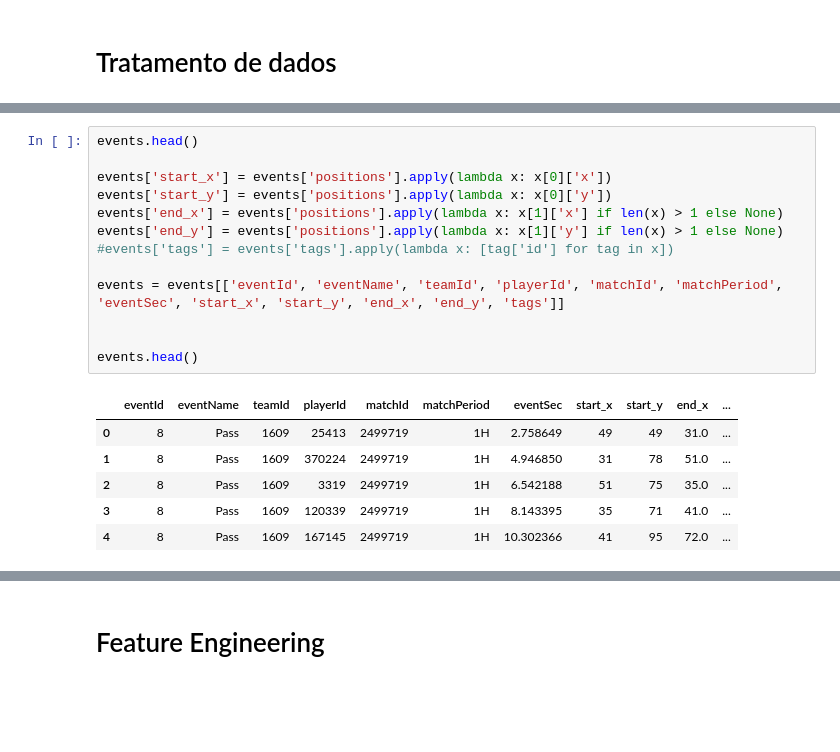
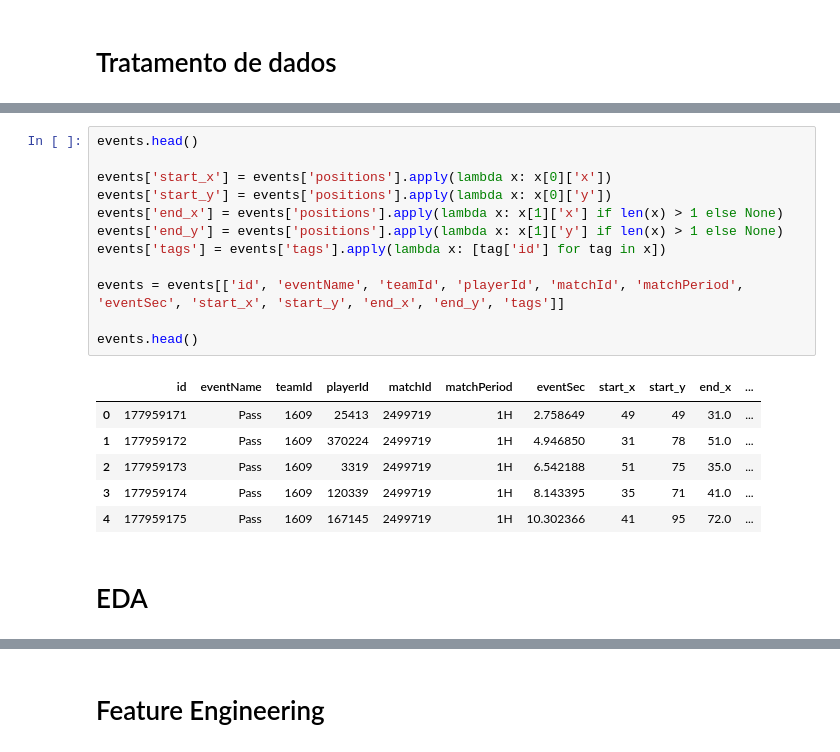
Before and after one commit to JoaoLucas23/ProjetoAprendizadoMaquina, a Jupyter notebook: ProjetoAM.ipynb, the cells around one changed output, grey strips where cells are left out. Drawn from its saved outputs; the diff is of its cells as text; blank space fills up the shorter version.

```diff
--- a/ProjetoAM.ipynb
+++ b/ProjetoAM.ipynb
@@ -216,20 +117,21 @@ players.rename(columns={'wyId': 'playerId', 'currentTeamId': 'teamId', 'name': '
 # %%
 events.head()
 
 events['start_x'] = events['positions'].apply(lambda x: x[0]['x'])
 events['start_y'] = events['positions'].apply(lambda x: x[0]['y'])
 events['end_x'] = events['positions'].apply(lambda x: x[1]['x'] if len(x) > 1 else None)
 events['end_y'] = events['positions'].apply(lambda x: x[1]['y'] if len(x) > 1 else None)
-#events['tags'] = events['tags'].apply(lambda x: [tag['id'] for tag in x])
+events['tags'] = events['tags'].apply(lambda x: [tag['id'] for tag in x])
 
-events = events[['eventId', 'eventName', 'teamId', 'playerId', 'matchId', 'matchPeriod', 'eventSec', 'start_x', 'start_y', 'end_x', 'end_y', 'tags']]
-
+events = events[['id', 'eventName', 'teamId', 'playerId', 'matchId', 'matchPeriod', 'eventSec', 'start_x', 'start_y', 'end_x', 'end_y', 'tags']]
 
 events.head()
 # %% [output]
-|  | eventId | eventName | teamId | playerId | matchId | matchPeriod | eventSec | start_x | start_y | end_x | ... |
-| 0 | 8 | Pass | 1609 | 25413 | 2499719 | 1H | 2.758649 | 49 | 49 | 31.0 | ... |
-| 1 | 8 | Pass | 1609 | 370224 | 2499719 | 1H | 4.946850 | 31 | 78 | 51.0 | ... |
-| 2 | 8 | Pass | 1609 | 3319 | 2499719 | 1H | 6.542188 | 51 | 75 | 35.0 | ... |
-| 3 | 8 | Pass | 1609 | 120339 | 2499719 | 1H | 8.143395 | 35 | 71 | 41.0 | ... |
-| 4 | 8 | Pass | 1609 | 167145 | 2499719 | 1H | 10.302366 | 41 | 95 | 72.0 | ... |
+|  | id | eventName | teamId | playerId | matchId | matchPeriod | eventSec | start_x | start_y | end_x | ... |
+| 0 | 177959171 | Pass | 1609 | 25413 | 2499719 | 1H | 2.758649 | 49 | 49 | 31.0 | ... |
+| 1 | 177959172 | Pass | 1609 | 370224 | 2499719 | 1H | 4.946850 | 31 | 78 | 51.0 | ... |
+| 2 | 177959173 | Pass | 1609 | 3319 | 2499719 | 1H | 6.542188 | 51 | 75 | 35.0 | ... |
+| 3 | 177959174 | Pass | 1609 | 120339 | 2499719 | 1H | 8.143395 | 35 | 71 | 41.0 | ... |
+| 4 | 177959175 | Pass | 1609 | 167145 | 2499719 | 1H | 10.302366 | 41 | 95 | 72.0 | ... |
+# %% [markdown]
+# EDA
```
Also changed, not shown: parts of 17 cells of this notebook.
